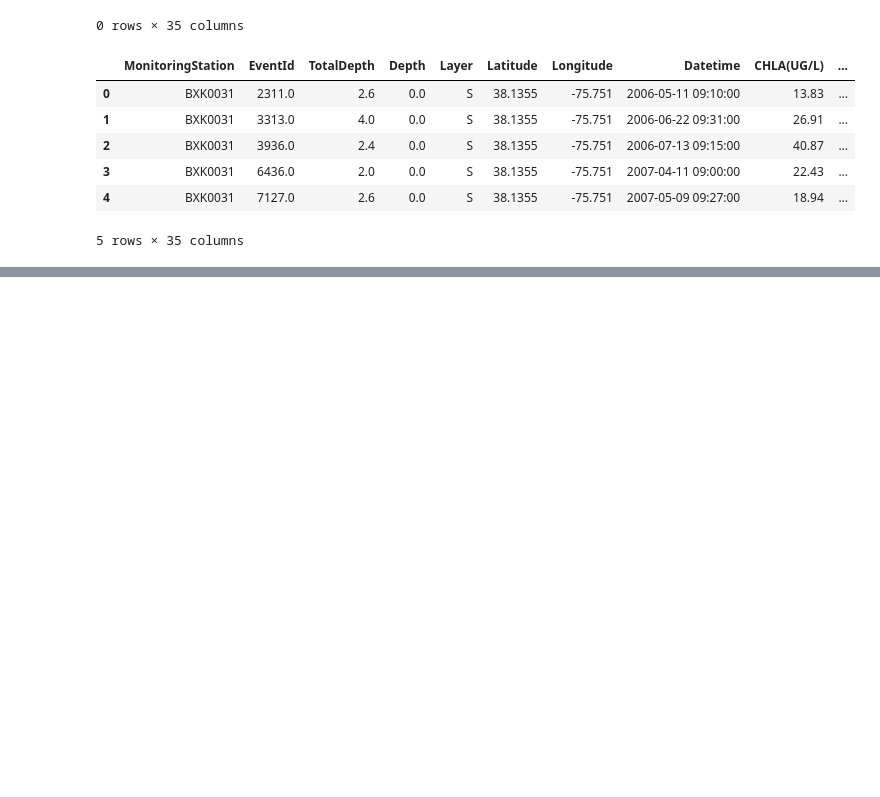
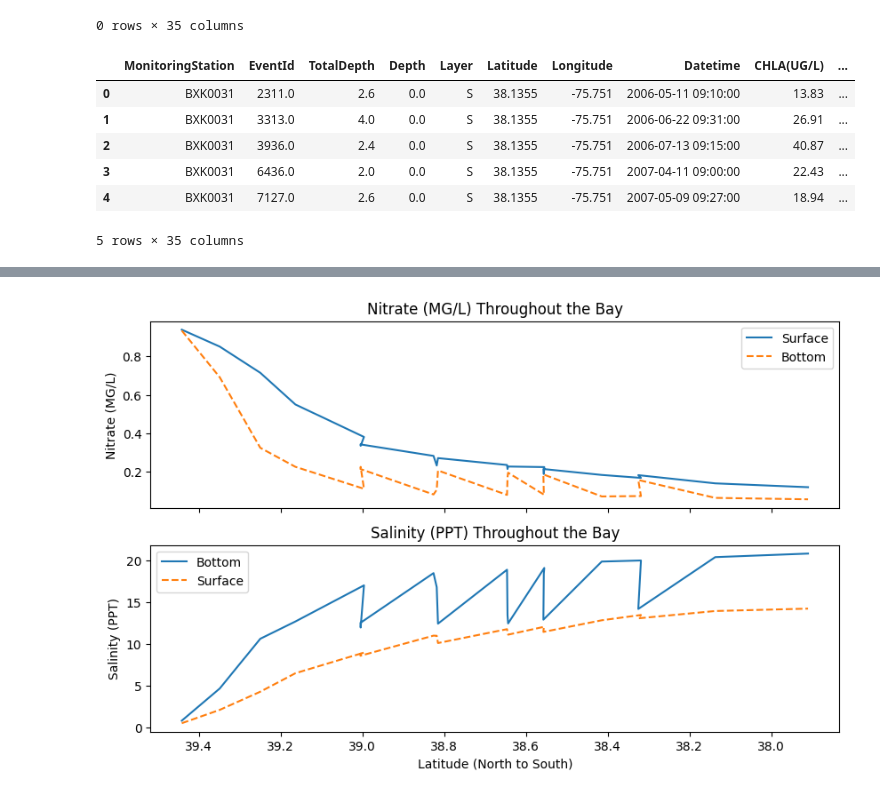
Before and after one commit to Quinn-Domanski/bay_exploration, a Jupyter notebook: bay_data_exploration.ipynb, the cells around one changed output, grey strips where cells are left out. Drawn from its saved outputs; the diff is of its cells as text; code cells hidden in the pictures; blank space fills up the shorter version.

Commit message:
working on nitrate analysis for eyes on the bay data

```diff
--- a/bay_data_exploration.ipynb
+++ b/bay_data_exploration.ipynb
@@ -922,3 +924,7 @@ final_df.head()
 | 3 | BXK0031 | 6436.0 | 2.0 | 0.0 | S | 38.1355 | -75.751 | 2007-04-11 09:00:00 | 22.43 | ... |
 | 4 | BXK0031 | 7127.0 | 2.6 | 0.0 | S | 38.1355 | -75.751 | 2007-05-09 09:27:00 | 18.94 | ... |
 5 rows × 35 columns
+# %%
+final_df['straname'] = final_df['straname'].str.replace(' ', '_')
+final_df['Layer'] = final_df['Layer'].str.strip()
+final_df
@@ -924,0 +950,24 @@ final_df.head()
+# %%
+main_layers = final_df[(final_df['straname'] == 'MAINSTEM_BAY') & (final_df['Layer'].isin(['S', 'B']))]
+estuarine_pump = main_layers.groupby(['MonitoringStation', 'Layer'])[['Latitude', 'NO23F(MG/L)', 'SALINITY(PPT)']].mean().unstack()
+flat_pump = estuarine_pump.reset_index()
+x_data = flat_pump[('Latitude', 'S')]
+y_nitrate = flat_pump[('NO23F(MG/L)','S')]
+y_nitrate_bottom = flat_pump[('NO23F(MG/L)', 'B')]
+y_salinity = flat_pump[('SALINITY(PPT)','B')]
+y_salinity_surface = flat_pump[('SALINITY(PPT)','S')]
+fig, (ax1,ax2) = plt.subplots(nrows=2,ncols=1,sharex=True,figsize=(10,6))
+ax1.plot(x_data, y_nitrate, label='Surface')
+ax1.plot(x_data, y_nitrate_bottom, linestyle='--',label='Bottom')
+ax1.set_title('Nitrate (MG/L) Throughout the Bay')
+ax1.set_ylabel('Nitrate (MG/L)')
+ax2.plot(x_data, y_salinity, label='Bottom')
+ax2.plot(x_data, y_salinity_surface, linestyle='--',label='Surface')
+ax2.set_title('Salinity (PPT) Throughout the Bay')
+ax2.set_ylabel('Salinity (PPT)')
+ax2.set_xlabel('Latitude (North to South)')
+ax1.legend()
+ax2.legend()
+ax1.invert_xaxis()
+# %% [output]
+[figure, added]
```
Also changed, not shown: parts of 16 cells of this notebook.
